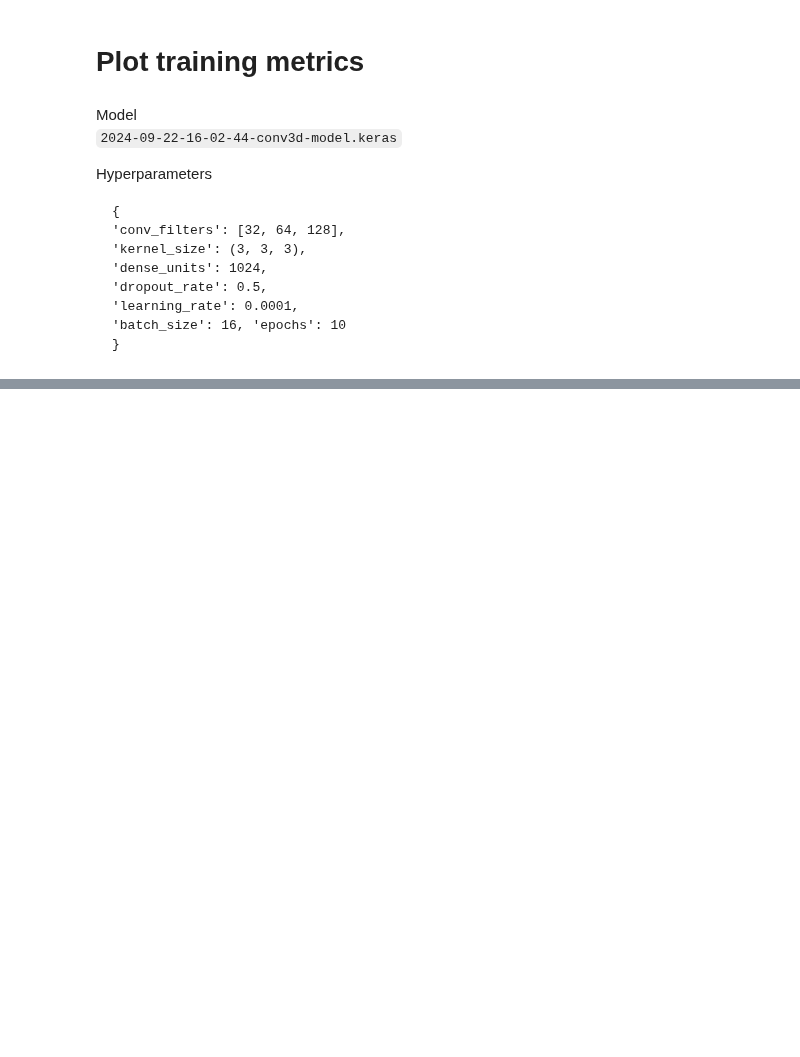
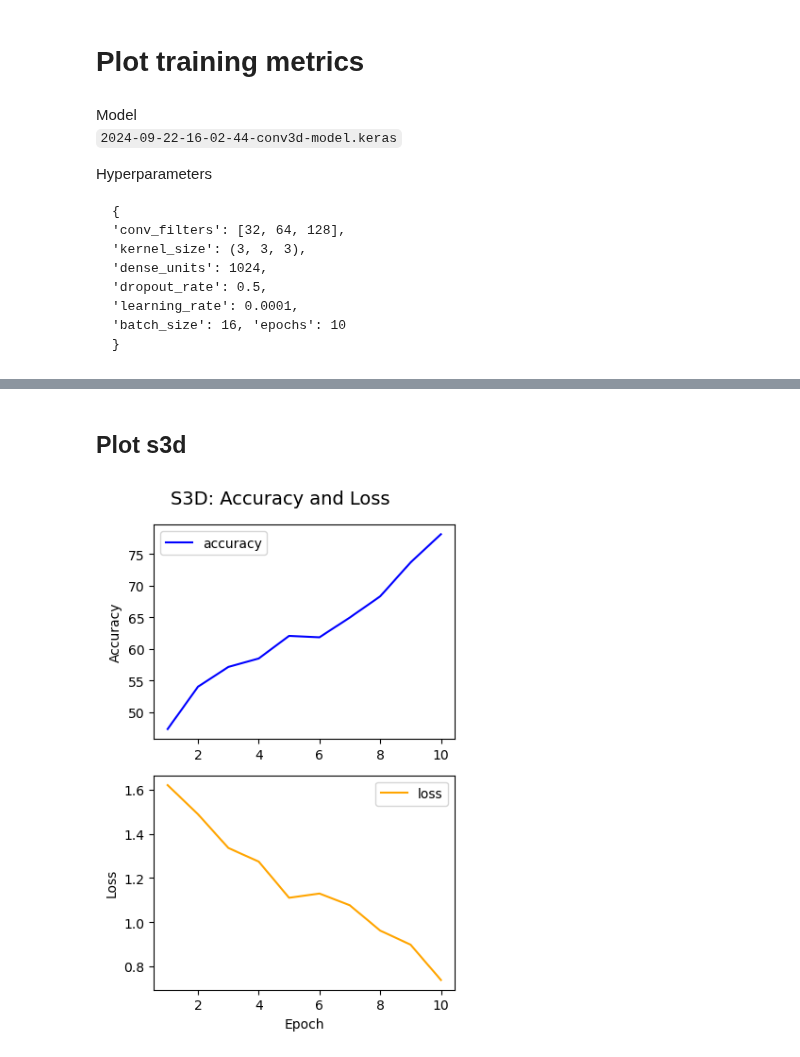
Before and after one commit to AI-For-Wearables-PAM/activity-recog, a Jupyter notebook: notebooks/accuracy-loss.ipynb, the cells around one changed output, grey strips where cells are left out. Cells and saved outputs as stored; diff of their text form; code cells hidden in the pictures; blank space fills up the shorter version.

```diff
--- a/notebooks/accuracy-loss.ipynb
+++ b/notebooks/accuracy-loss.ipynb
@@ -69,0 +75,29 @@ plt.show()
+# %% [markdown]
+## Plot s3d
+# %%
+# Plot
+accuracy = training_df['accuracy']
+loss = training_df['loss']
+
+fig, axs = plt.subplots(2, 1, figsize=(4, 6), layout='tight')
+
+# Set axs
+axs[0].plot(training_df['epoch'], training_df['accuracy'], label = f"accuracy", color='blue')
+axs[0].legend()
+axs[1].plot(training_df['epoch'], training_df['loss'], label = f"loss", color='orange')
+
+# Set title
+plt.suptitle("S3D: Accuracy and Loss", fontsize=14)
+
+# Set labels
+axs[0].set_ylabel('Accuracy / Loss')
+axs[0].set_ylabel('Accuracy')
+axs[1].set_ylabel('Loss')
+axs[1].set_xlabel('Epoch')
+
+axs[1].legend()
+
+# Show plot
+plt.show()
+# %% [output]
+[figure, added]
```
Also changed, not shown: parts of 3 cells of this notebook, 13 other files.
